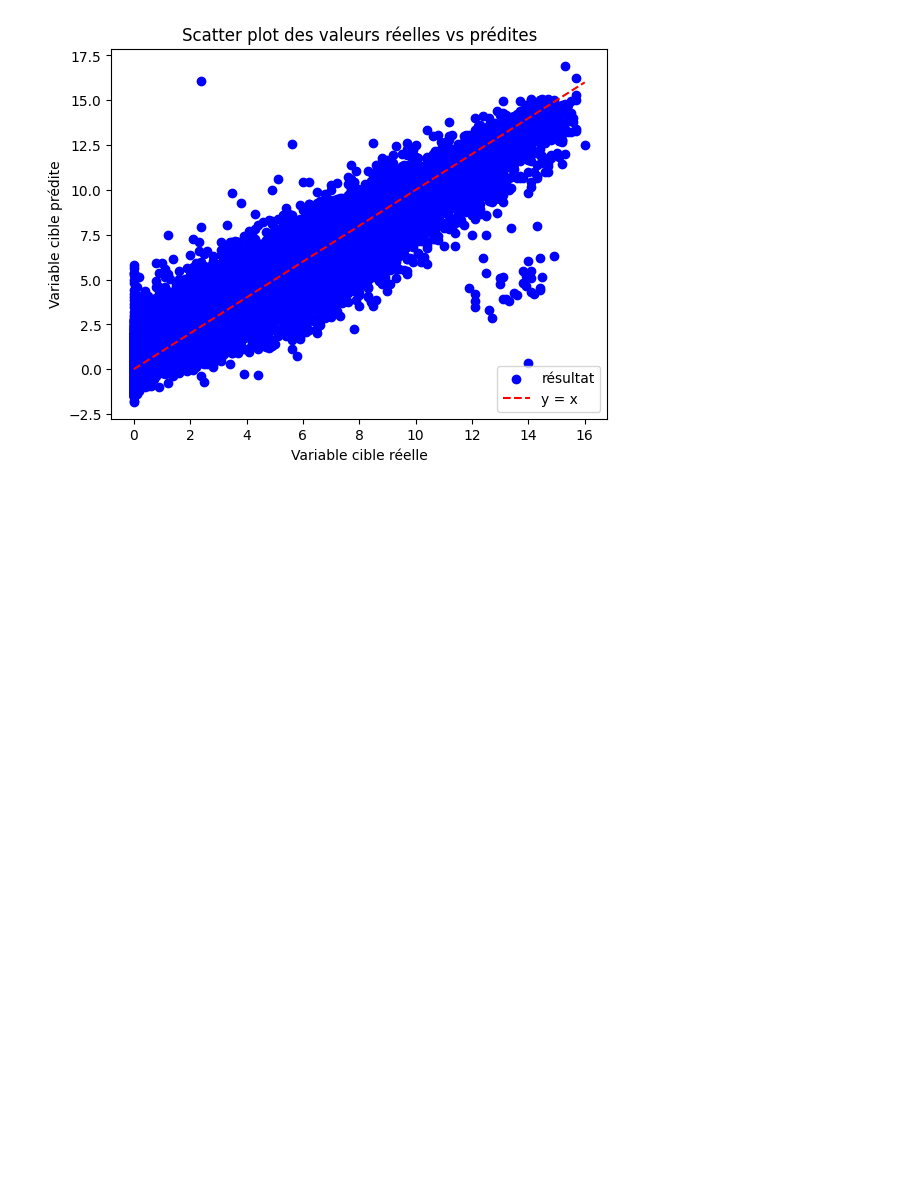
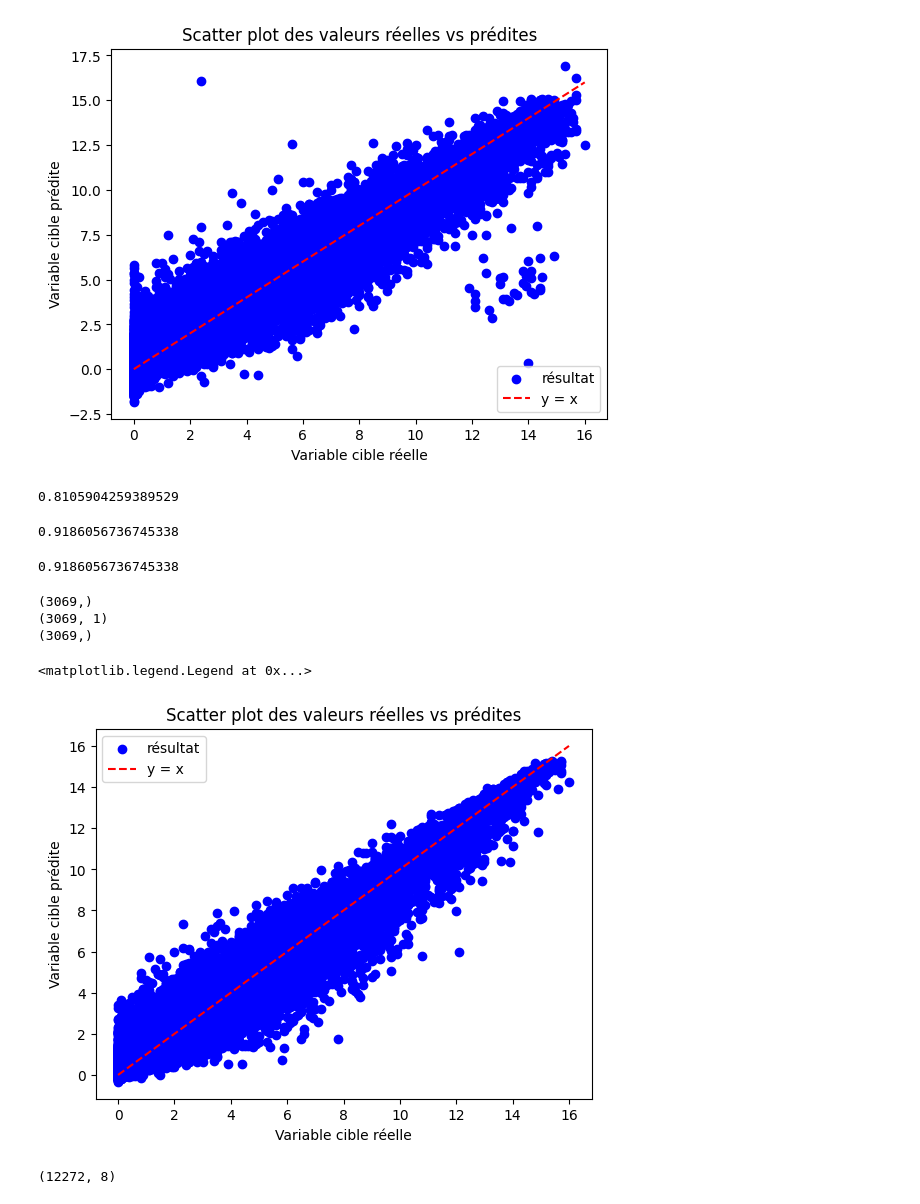
Before and after one commit to Testeh69/ML_learning, a Jupyter notebook: ml_project/weather_prediction.ipynb, the cells around one changed output. Drawn from its saved outputs; the diff is of its cells as text; code cells hidden in the pictures; blank space fills up the shorter version.

```diff
--- a/ml_project/weather_prediction.ipynb
+++ b/ml_project/weather_prediction.ipynb
@@ -245,3 +253,44 @@ plt.legend()
 # %% [output]
 <matplotlib.legend.Legend at 0x...>
 [figure]
+# %%
+from xgboost import XGBRegressor
+from sklearn.metrics import mean_absolute_error
+
+ml_reg_boost = XGBRegressor(n_estimators = 1000, learning_rate = 0.01)
+ml_reg_boost.fit(X_train,y_train, early_stopping_rounds = 10, eval_set = [(X_test,y_test)], eval_metric = "mae", verbose = 0)
+predictions = ml_reg_boost.predict(X_test)
+result = mean_absolute_error(y_test,predictions)
+print(result)
+# %% [output]
+0.8105904259389529
+# %%
+result_model = ml_reg_boost.score(X_test,y_test)
+print(result_model)
+# %% [output]
+0.9186056736745338
+# %%
+result_model = ml_reg_boost.score(X_test,y_test)
+print(result_model)
+# %% [output]
+0.9186056736745338
+# %%
+print(predictions.shape)
+print(y_test.shape)
+y_test_squeeze = np.squeeze(y_test)
+print(y_test_squeeze.shape)
+# %% [output]
+(3069,)
+(3069, 1)
+(3069,)
+# %%
+y_predict_boost = ml_reg_boost.predict(X_train)
+plt.scatter(y_train, y_predict_boost, color="blue", label="résultat")
+plt.plot([y_train.min(), y_train.max()], [y_train.min(), y_train.max()], linestyle="--", color="red", label="y = x")
+plt.xlabel("Variable cible réelle")
+plt.ylabel("Variable cible prédite")
+plt.title("Scatter plot des valeurs réelles vs prédites")
+plt.legend()
+# %% [output]
+<matplotlib.legend.Legend at 0x...>
+[figure, added]
@@ -247,0 +305,4 @@ plt.legend()
+# %%
+X_train.shape
+# %% [output]
+(12272, 8)
```
Also changed, not shown: parts of 13 cells of this notebook.
